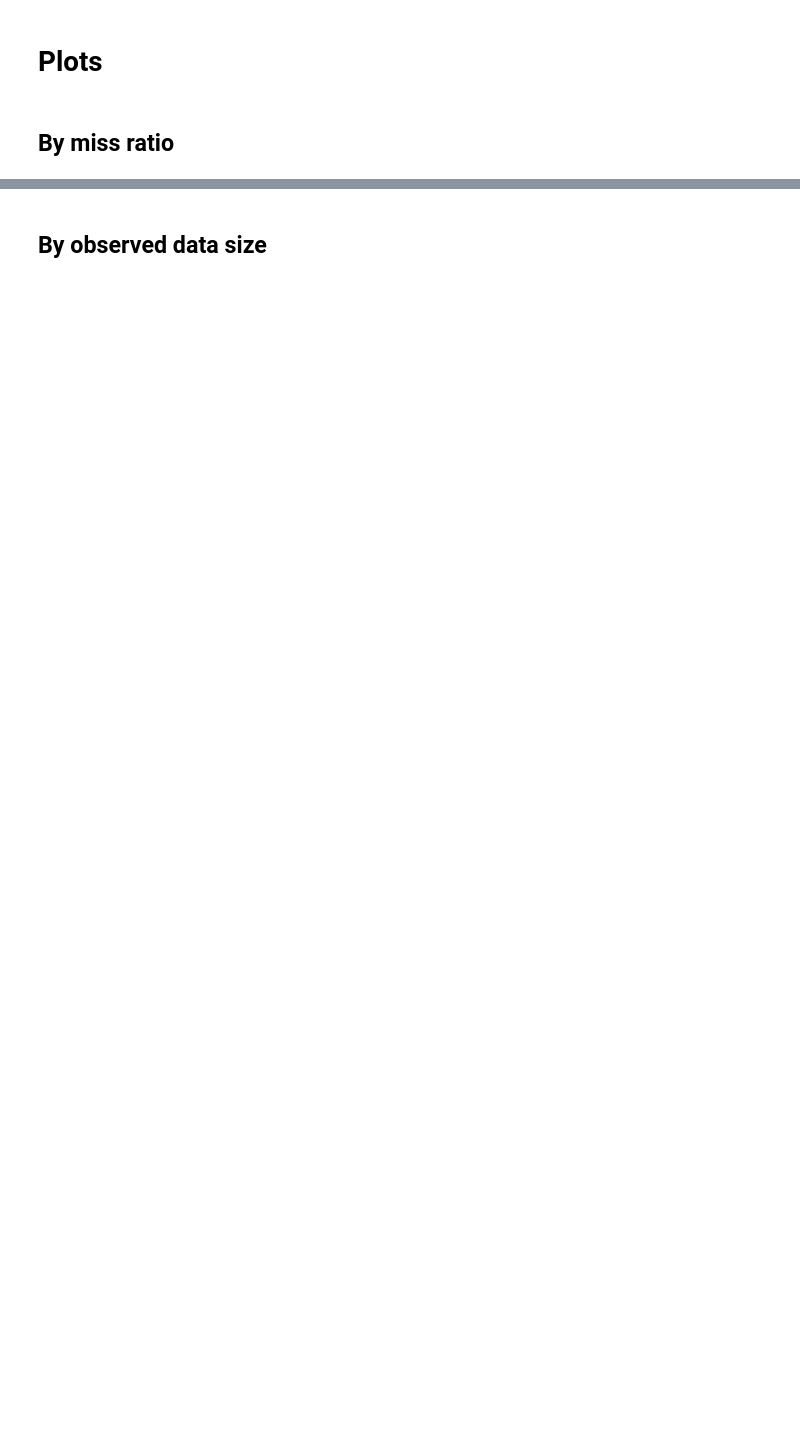
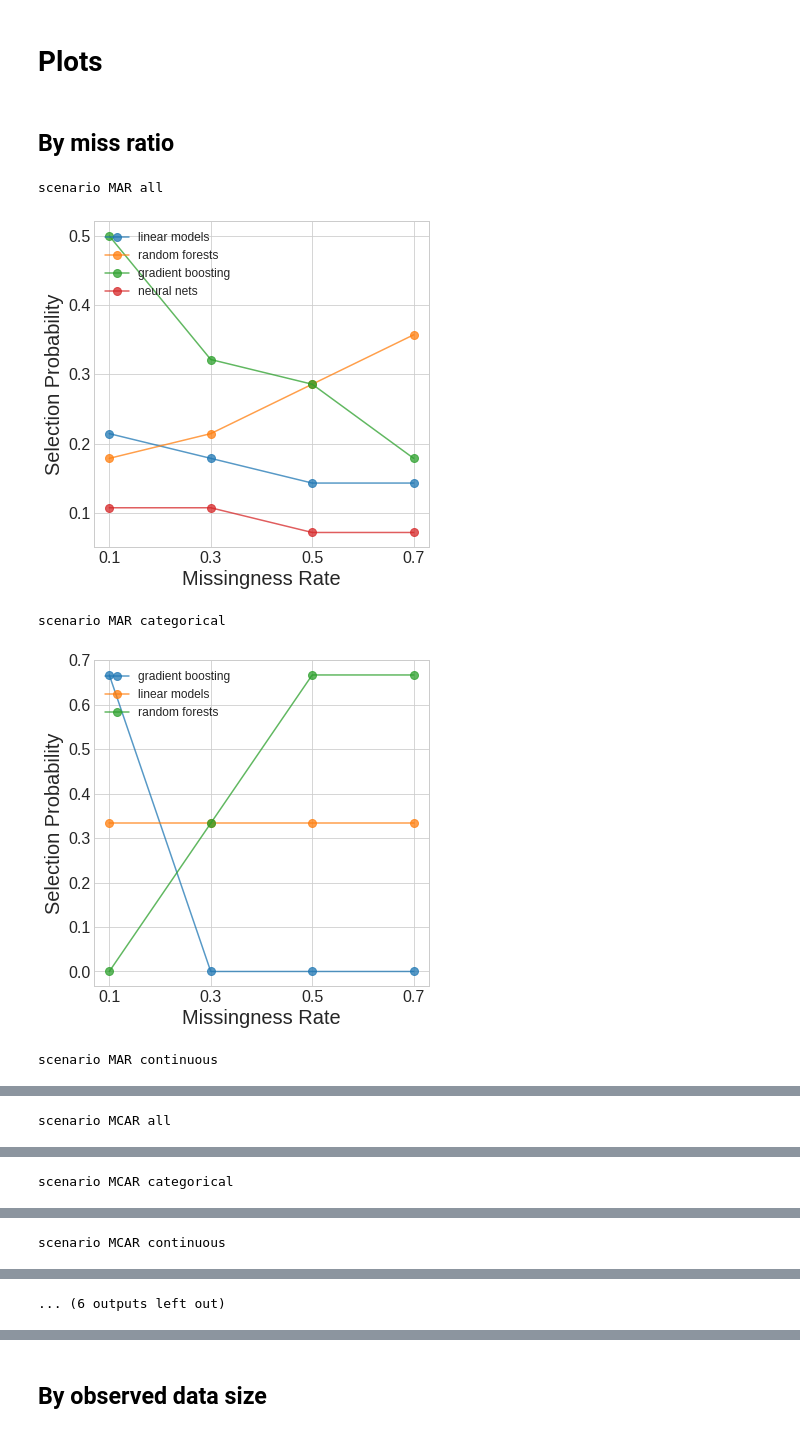
Before and after one commit to vanderschaarlab/hyperimpute, a Jupyter notebook: tutorials/experiments_03_insights_hyperimpute_model_selection.ipynb, the cells around one changed output, grey strips where cells are left out. Drawn from its saved outputs; the diff is of its cells as text; code cells hidden in the pictures; blank space fills up the shorter version.

Commit message:
update model selection experiment

```diff
--- a/tutorials/experiments_03_insights_hyperimpute_model_selection.ipynb
+++ b/tutorials/experiments_03_insights_hyperimpute_model_selection.ipynb
@@ -180,5 +180,8 @@ for dataset in raw_datasets:
     except BaseException as e:
         print("scenario failed", dataset, e)
         continue
+
+    with open("general_results/model_selection_trace.json", "w") as f:
+        json.dump(full_output, f)
 # %% [output]
 eval dataset iris
@@ -194,7 +216,7 @@ import json
 import matplotlib.pyplot as plt
 from pathlib import Path
 
-with open("model_selection_trace.json") as f:
+with open("general_results/model_selection_trace.json") as f:
     data = json.load(f)
 
 output_dir = Path("diagrams/model_selection")
@@ -213,12 +235,26 @@ def normalize_model_name(name):
         "neural_nets": "neural nets",
     }[name]
 
+def filter_models(models, col_type):
+    filtered = []
 
-def compress_model_trace(trace):
+    def is_clf(model):
+        return ("regr" not in model) or model == "logistic_regression"
+    def is_reg(model):
+        return ("regr" in model) and model != "logistic_regression"
+
+    for mod in models:
+        if (col_type == "continuous" and is_reg(mod)) or (col_type == "categorical" and is_clf(mod)) or col_type == "all":
+            filtered.append(mod)
+
+    return filtered
+
+def compress_model_trace(trace, col_type):
     all_models = []
 
     for col in trace:
-        all_models.extend(np.unique(trace[col]).tolist())
+        local_models = np.unique(trace[col]).tolist()
+        all_models.extend(filter_models(local_models, col_type))
 
     raw_models = np.unique(all_models).tolist()
     models = []
@@ -228,12 +264,12 @@ def compress_model_trace(trace):
     return models
 
 
-def generate_normalized_model_count(data, scenario):
+def generate_normalized_model_count(data, scenario, col_type):
     model_tracking = {}
     for data_set in data:
         for missingness in ["0.1", "0.3", "0.5", "0.7"]:
             trace = data[data_set][scenario][missingness]
-            models_selected = compress_model_trace(trace["model_trace"])
+            models_selected = compress_model_trace(trace["model_trace"], col_type)
 
             for model in models_selected:
                 if not model_tracking.get(missingness, {}).get(model, {}):
@@ -262,35 +298,42 @@ def generate_normalized_model_count(data, scenario):
                 )
             except KeyError:
                 pass
 
     return normalized_model_count
 
 
-def plot_figure(normalized_model_count, scenario):
+def plot_figure(normalized_model_count, scenario, col_type):
     plt.style.use("seaborn-whitegrid")
     fig = plt.figure(figsize=(6, 6))
     missingness_rates = [0.1, 0.3, 0.5, 0.7]
     for model in normalized_model_count:
         plt.plot(
             missingness_rates,
             normalized_model_count[model],
             label=model,
             marker="o",
             ms=8,
             alpha=0.75,
         )
 
     plt.xlabel("Missingness Rate", fontsize=20)
     plt.ylabel("Selection Probability", fontsize=20)
     plt.xticks([0.1, 0.3, 0.5, 0.7], fontsize=16)
     plt.yticks(fontsize=16)
     plt.legend(prop={"size": 12}, loc=2)
 
-    plt.savefig(output_dir / f"model_selection_by_miss_cnt_{scenario}.png")
+    plt.savefig(output_dir / f"model_selection_by_miss_cnt_{scenario}_{col_type}.png")
 
     plt.show()
 
 for scenario in ["MAR", "MCAR", "MNAR"]:
-    print("scenario", scenario)
-    normalized_model_count = generate_normalized_model_count(data, scenario)
-    plot_figure(normalized_model_count, scenario)
+    for col_type in ["all", "categorical", "continuous"]:
+        print("scenario", scenario, col_type)
+        normalized_model_count = generate_normalized_model_count(data, scenario, col_type)
+        plot_figure(normalized_model_count, scenario, col_type)
+# %% [output]
+scenario MAR all
+[figure, added]
+scenario MAR categorical
+[figure, added]
+scenario MAR continuous
@@ -296,0 +341 @@ for scenario in ["MAR", "MCAR", "MNAR"]:
+scenario MCAR all
@@ -296,0 +343 @@ for scenario in ["MAR", "MCAR", "MNAR"]:
+scenario MCAR categorical
@@ -296,0 +345 @@ for scenario in ["MAR", "MCAR", "MNAR"]:
+scenario MCAR continuous
@@ -297 +347,2 @@ for scenario in ["MAR", "MCAR", "MNAR"]:
+... (6 outputs left out)
 # %%
```
Also changed, not shown: parts of 7 cells of this notebook.
